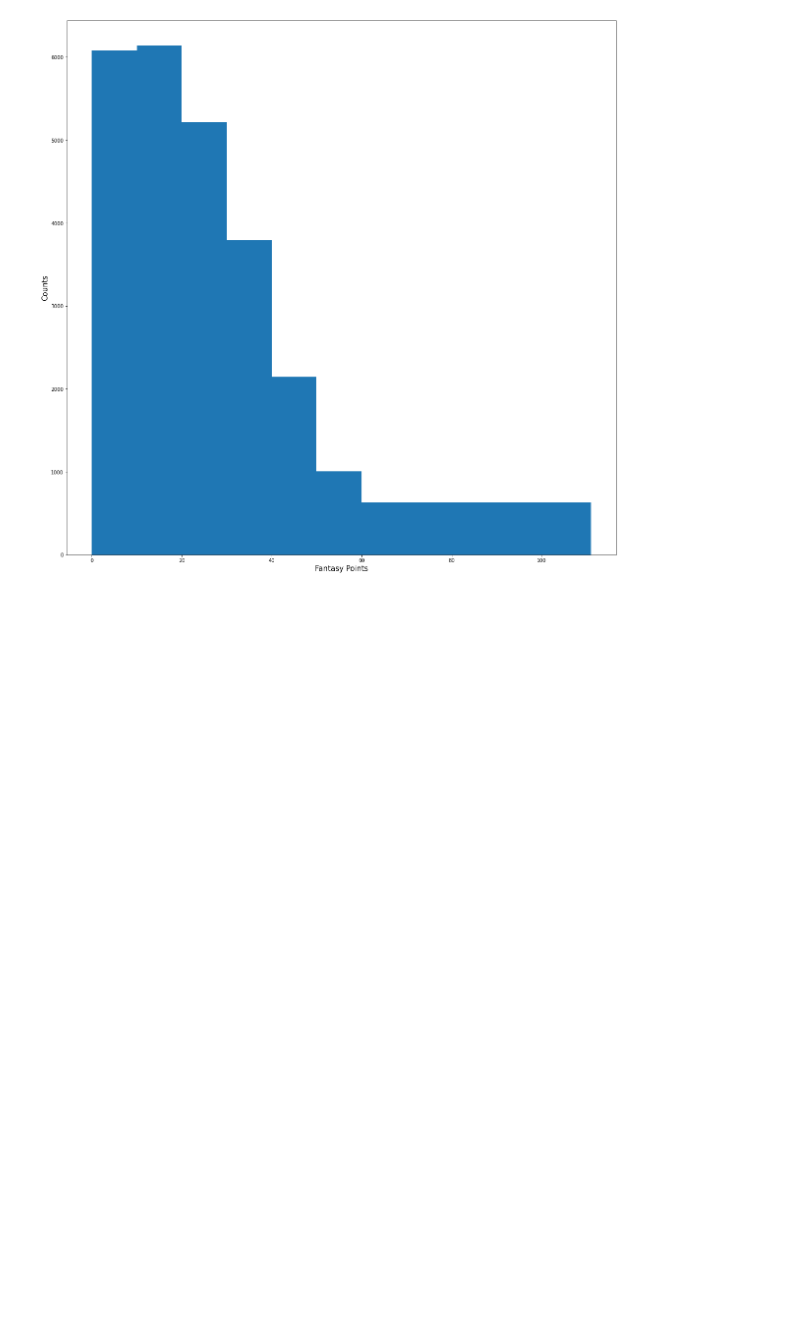
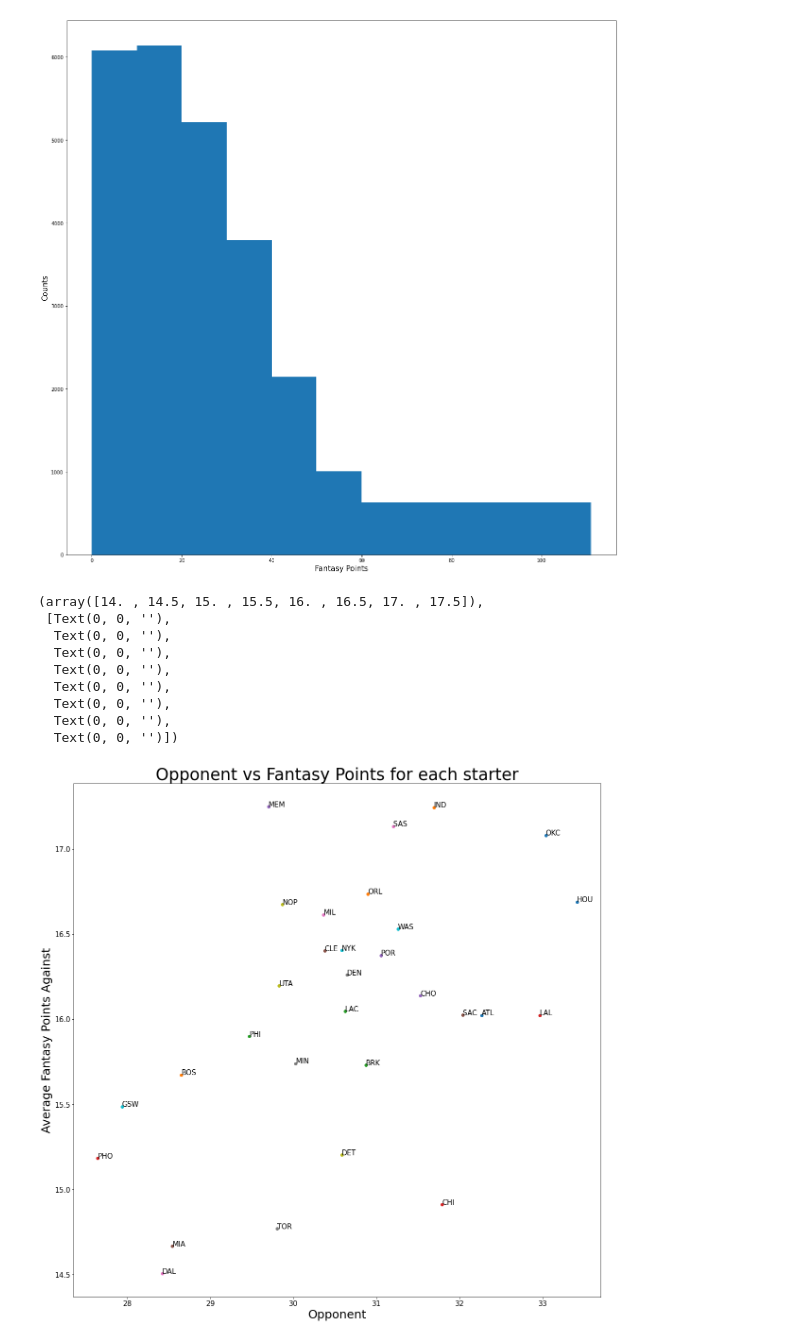
Before and after one commit to AndrewZayn/AndrewZayn.github.io, a Jupyter notebook: NBA_analysis.ipynb, the cells around one changed output. Cells and saved outputs as stored; diff of their text form; code cells hidden in the pictures; blank space fills up the shorter version.

```diff
--- a/NBA_analysis.ipynb
+++ b/NBA_analysis.ipynb
@@ -219,20 +219,40 @@ plt.hist(df["Fantasy_Points"], bins = [0, 10, 20, 30, 40, 50, 60, 111])
 # %%
 '''
 It appears that many players score within the 10-20 range in fantasy basketball.
 
 Now, it is time to compare variables with each other.
 '''
 
 fig, ax = plt.subplots(figsize = (20, 20))
 
 starter_dataset = df.loc[df["GS"] == 1]
 
-plt.title("Opponent vs Fantasy Points for each starter")
-plt.xlabel("Opponent", fontsize = 15)
-plt.ylabel("Average Fantasy Points Against", fontsize = 15)
+plt.title("Opponent vs Fantasy Points for each starter", fontsize = 35)
+plt.xlabel("Opponent", fontsize = 25)
+plt.ylabel("Average Fantasy Points Against", fontsize = 25)
 
 average_points = starter_dataset.groupby("Opp")["Fantasy_Points"].mean().to_frame()
+std_points = starter_dataset.groupby("Opp")["Fantasy_Points"].std().to_frame()
+average_points = average_points.rename(columns = {"Fantasy_Points": "Mean"})
+std_points = std_points.rename(columns = {"Fantasy_Points": "Std"})
 
-for i, row in average_points.iterrows():
+avg_dataset = pd.concat([average_points, std_points], axis = 1)
 
-    ax.annotate(row["Opp"], (row["Opp"],
+for i, row in avg_dataset.iterrows():
+
+    ax.annotate(i, (row["Mean"], row["Std"]), fontsize = 15)
+    ax.plot(row["Mean"], row["Std"], marker = 'o')
+
+plt.xticks(fontsize = 15)
+plt.yticks(fontsize = 15)
+# %% [output]
+(array([14. , 14.5, 15. , 15.5, 16. , 16.5, 17. , 17.5]),
+ [Text(0, 0, ''),
+  Text(0, 0, ''),
+  Text(0, 0, ''),
+  Text(0, 0, ''),
+  Text(0, 0, ''),
+  Text(0, 0, ''),
+  Text(0, 0, ''),
+  Text(0, 0, '')])
+[figure, added]
```
Also changed, not shown: parts of 2 cells of this notebook.
